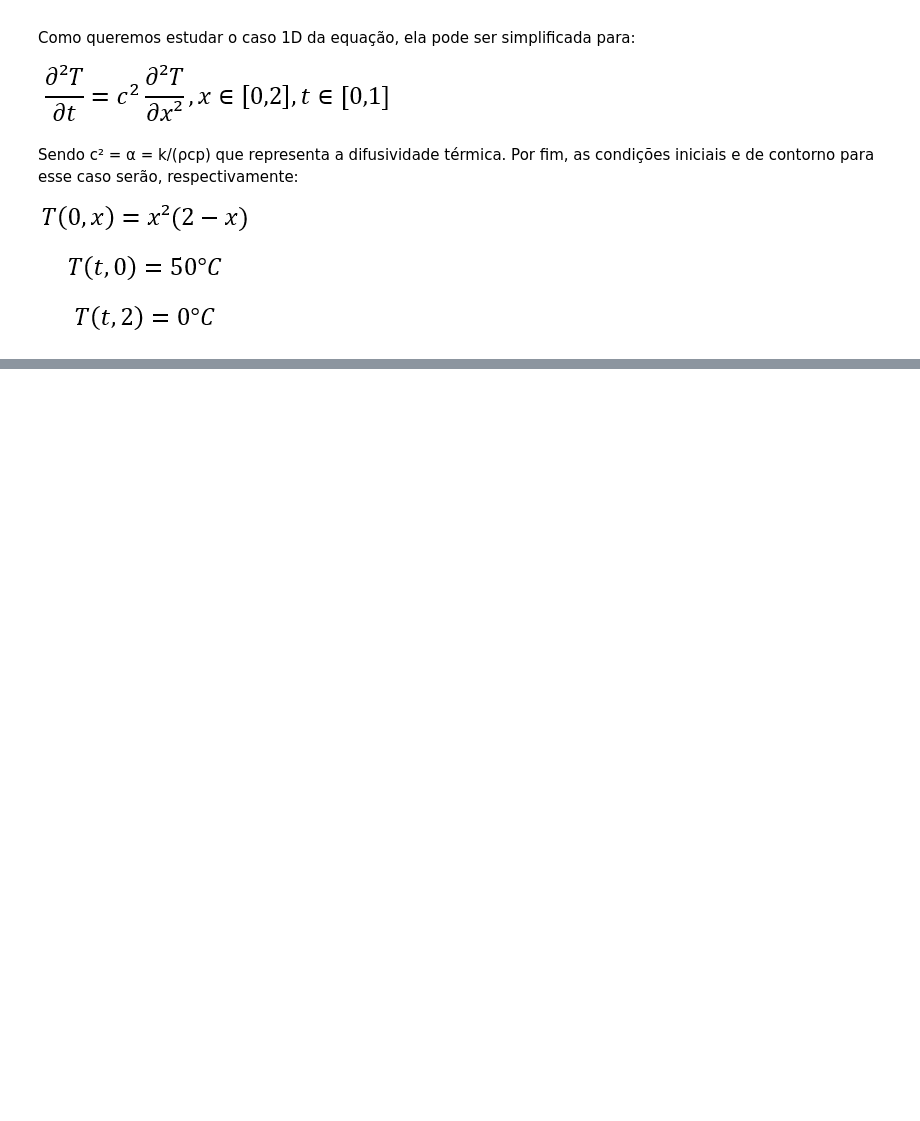
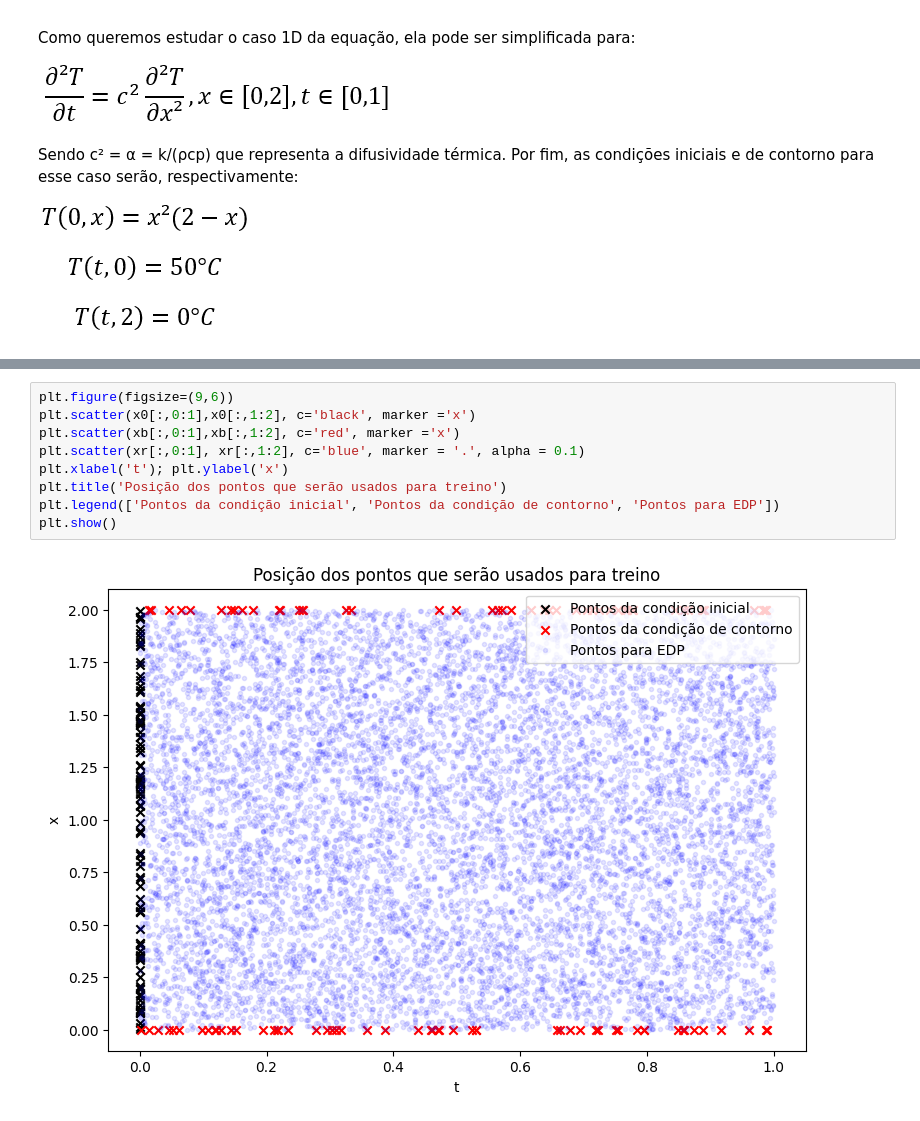
Before and after one commit to JoaoAlexandreFerreira/RNA, a Jupyter notebook: PINN_para_equação_do_calor_1D.ipynb, the cells around one changed output, grey strips where cells are left out. Cells and saved outputs as stored; diff of their text form; blank space fills up the shorter version.

```diff
--- a/PINN_para_equação_do_calor_1D.ipynb
+++ b/PINN_para_equação_do_calor_1D.ipynb
@@ -199,0 +115,11 @@ ax1.tick_params(labelsize=15)
+# %%
+plt.figure(figsize=(9,6))
+plt.scatter(x0[:,0:1],x0[:,1:2], c='black', marker ='x')
+plt.scatter(xb[:,0:1],xb[:,1:2], c='red', marker ='x')
+plt.scatter(xr[:,0:1], xr[:,1:2], c='blue', marker = '.', alpha = 0.1)
+plt.xlabel('t'); plt.ylabel('x')
+plt.title('Posição dos pontos que serão usados para treino')
+plt.legend(['Pontos da condição inicial', 'Pontos da condição de contorno', 'Pontos para EDP'])
+plt.show()
+# %% [output]
+[figure, added]
```
Also changed, not shown: parts of 22 cells of this notebook.
